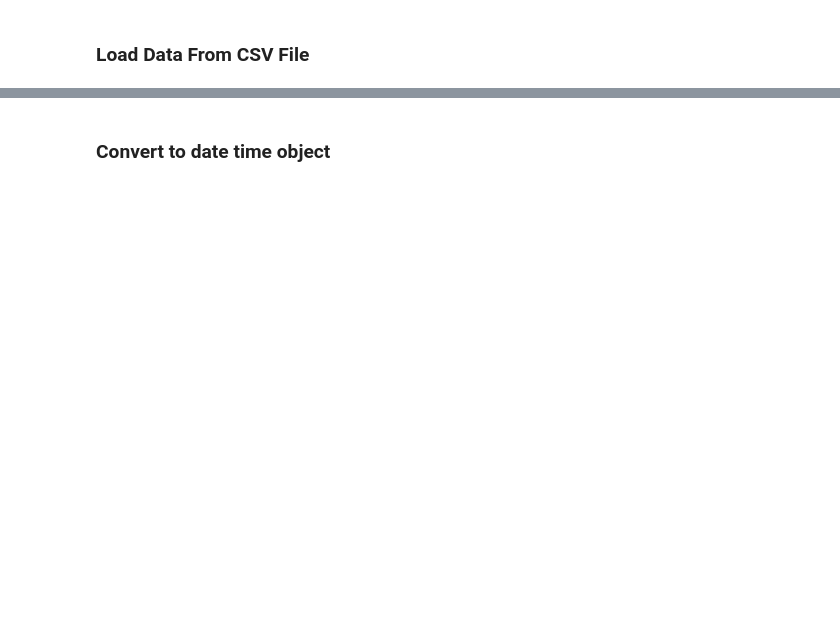
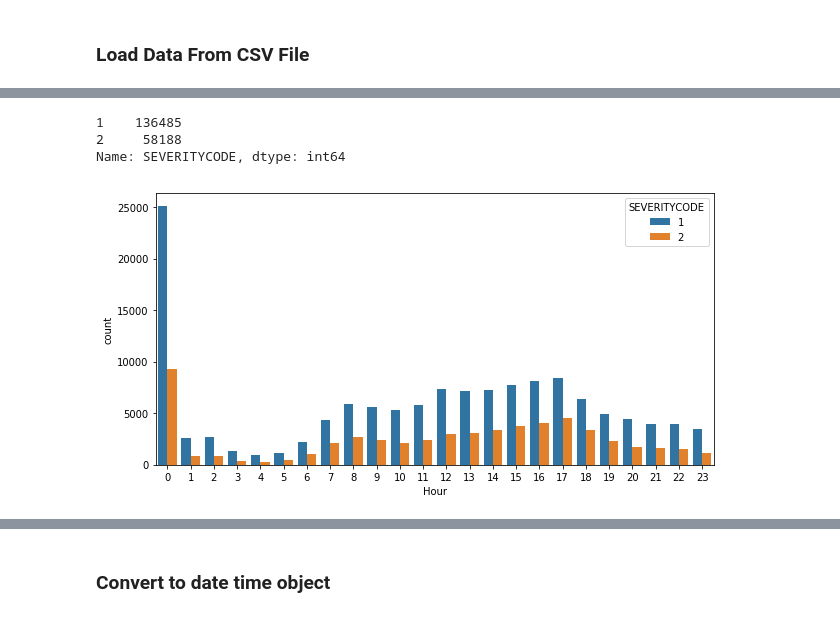
Before and after one commit to scvoor/ML-Capstone, a Jupyter notebook: Lab - Loading Data and Viewing Data.ipynb, the cells around one changed output, grey strips where cells are left out. Cells and saved outputs as stored; diff of their text form; code cells hidden in the pictures; blank space fills up the shorter version.

```diff
--- a/Lab - Loading Data and Viewing Data.ipynb
+++ b/Lab - Loading Data and Viewing Data.ipynb
@@ -70,0 +156,12 @@ df.head()
+# %%
+# Convert INCDTTM to date type as it is currently a string (object)
+df['INCDTTM'] = pd.to_datetime(df['INCDTTM'], errors='coerce')
+
+# Extract month, weekday, hour.  While this is a transformation, it is necessary to use this in Exploratory Data Analysis i.e. Data Understanding.
+df['Month']=df['INCDTTM'].dt.month
+df['Weekday']=df['INCDTTM'].dt.weekday
+df['Hour']=df['INCDTTM'].dt.hour
+
+# Drop Columns that are not predictors
+df.drop(['SEVERITYCODE.1','OBJECTID', 'INCKEY', 'COLDETKEY', 'INTKEY', 'SEGLANEKEY', 'CROSSWALKKEY', 'EXCEPTRSNCODE', 'REPORTNO',
+         'SDOT_COLCODE','STATUS', 'SDOTCOLNUM','EXCEPTRSNDESC', 'SEVERITYDESC', 'SDOT_COLDESC', 'ST_COLDESC', 'LOCATION'], axis=1, inplace=True)
@@ -88,0 +206,8 @@ df.shape
+# %%
+#dropna=False means that we want to know if there are any missing values for the target
+#so that we can know to drop them or not.  If normalize=True, then we get the proportions instead of counts.
+df['SEVERITYCODE'].value_counts(normalize=False, dropna=False)
+# %% [output]
+1    136485
+2     58188
+Name: SEVERITYCODE, dtype: int64
@@ -88,0 +216,10 @@ df.shape
+# %%
+#Figure Size
+plt.figure(figsize=(10,5))
+# count plot on two categorical variable
+sns.countplot(x ='Hour', hue = "SEVERITYCODE", data = df)
+
+# Show the plot
+plt.show()
+# %% [output]
+[figure, added]
```
Also changed, not shown: parts of 86 cells of this notebook.
